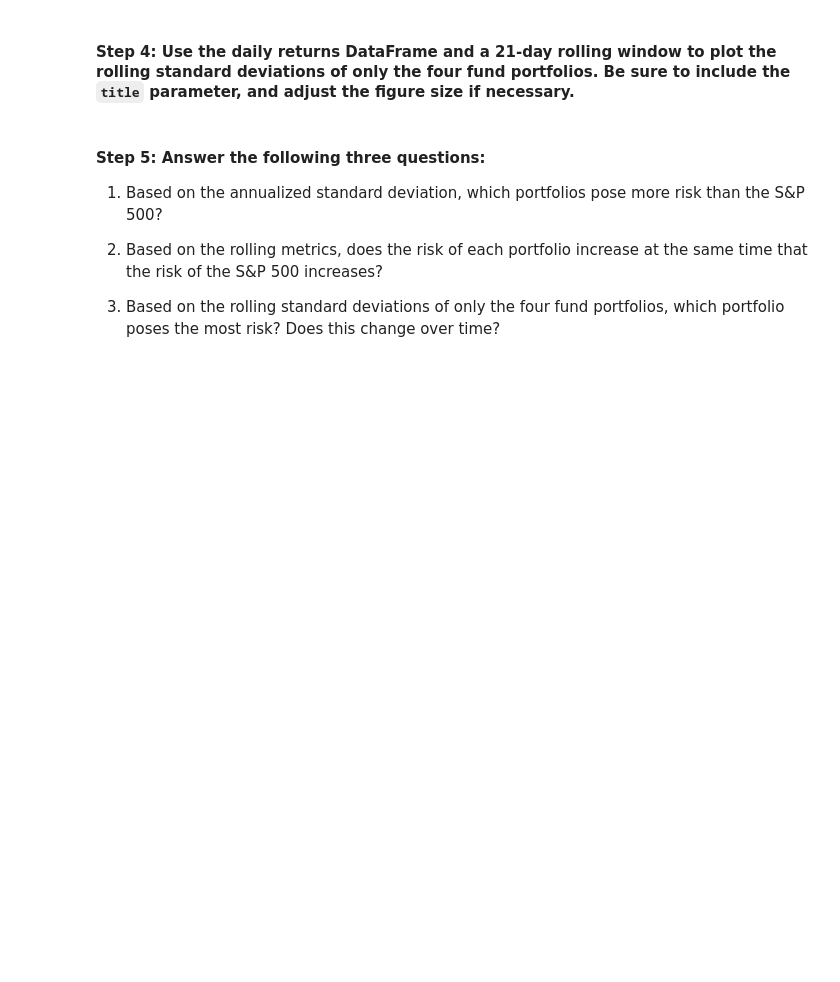
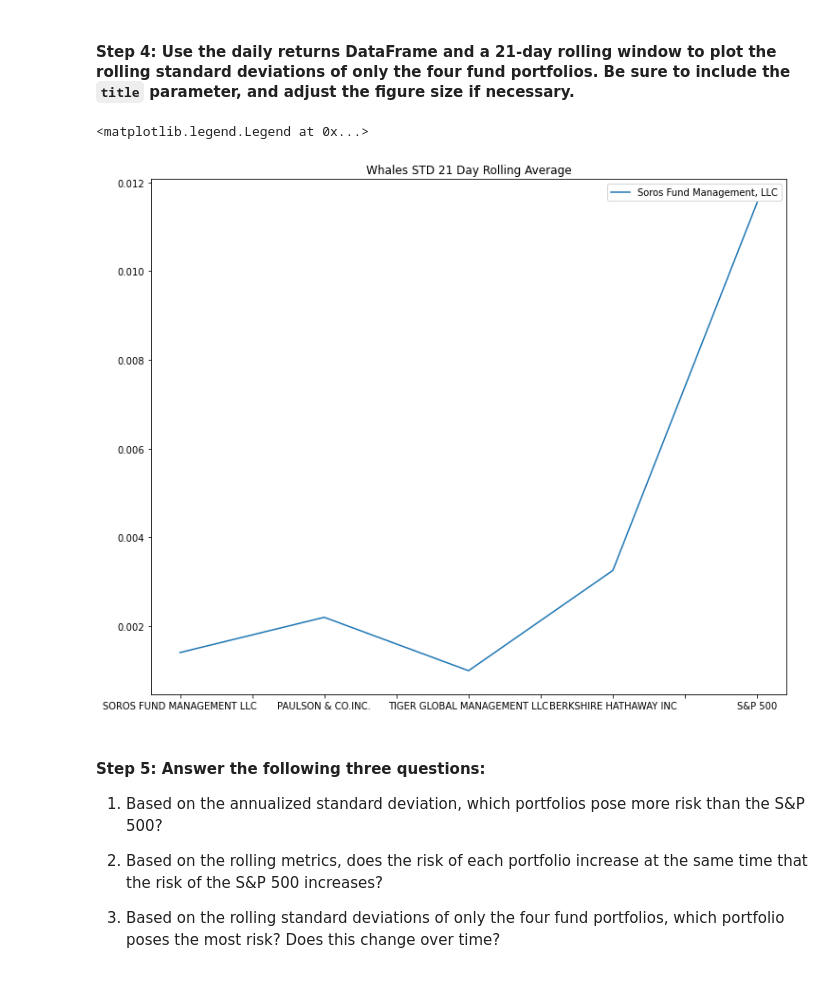
Before and after one commit to MichaelRDionne/Module_4_Challenge, a Jupyter notebook: Starter_Code/risk_return_analysis.ipynb, the cells around one changed output. Drawn from its saved outputs; the diff is of its cells as text; code cells hidden in the pictures; blank space fills up the shorter version.

```diff
--- a/Starter_Code/risk_return_analysis.ipynb
+++ b/Starter_Code/risk_return_analysis.ipynb
@@ -285,13 +284,16 @@ ax.legend(["Whales Daily Returns"])
 # %%
 # Using the daily return data and a 21-day rolling window, plot the rolling standard deviation of just the 4 portfolios.
 # Include a title parameter and adjust the figure size
-ax = whales_std_sorted.plot(figsize=(10, 7), title="Whales std 21 Day Rolling Average")
 
-# Plot the 7-day rolling metric as an overlay on the plot
-whales_std_sorted.rolling(window=21).std()
+whales_drop_snp_std_21 = whales_daily_returns_dropped.rolling(window=21).std().plot(ax=ax)
+
+ax = whales_daily_returns_dropped.plot(figsize=(12, 10), title="Whales STD 21 Day Rolling Average")
 
 # Create the legend for the figure
-ax.legend(["Whales Daily Returns"])
+ax.legend(["Soros Fund Management, LLC", "Paulson & CO.INC.", "Tiger Global Management, LLC", "Berkshire Hathaway, LLC"])
+# %% [output]
+<matplotlib.legend.Legend at 0x...>
+[figure, added]
 # %% [markdown]
 #### Step 5: Answer the following three questions:
 
```
Also changed, not shown: parts of 2 cells of this notebook.
